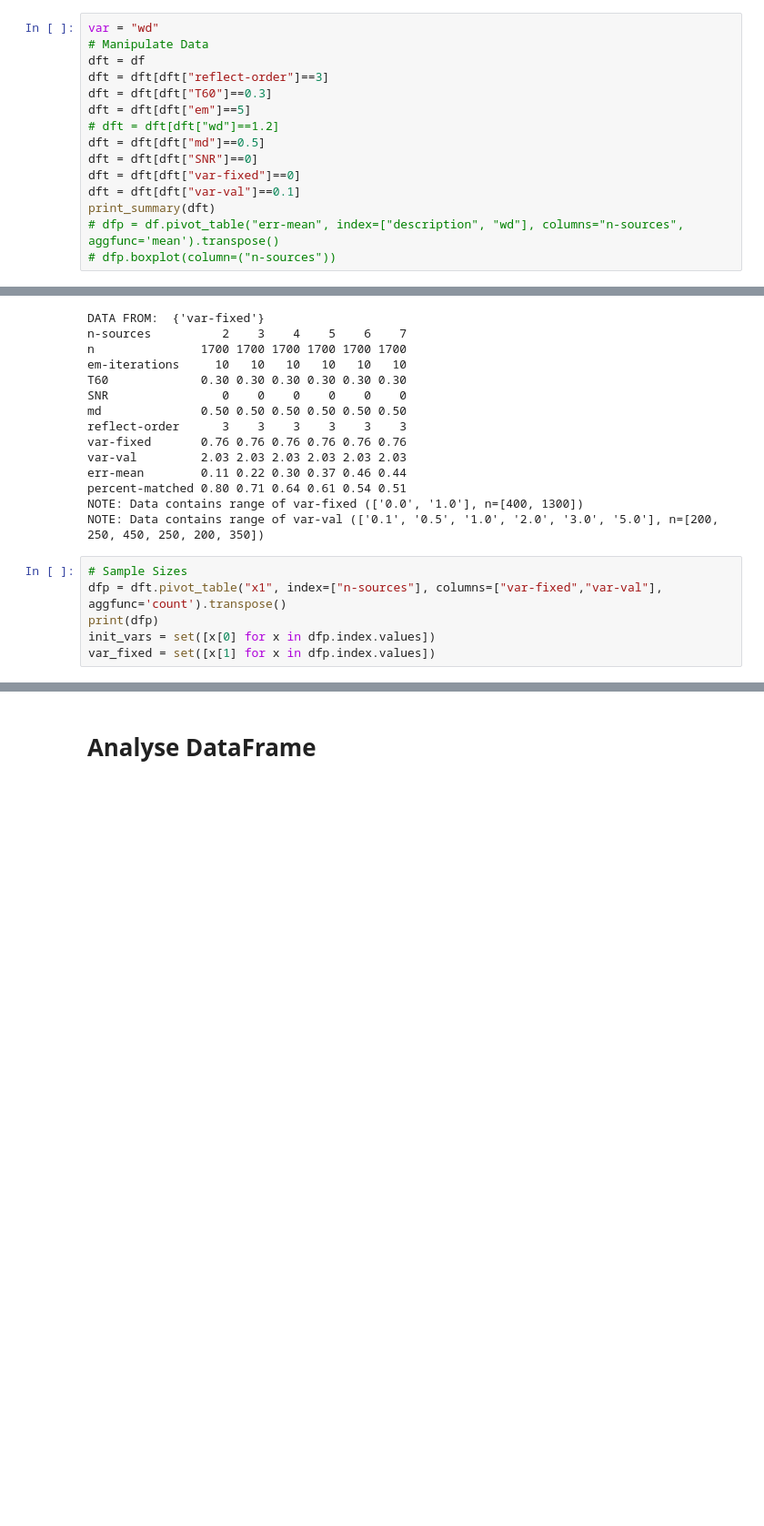
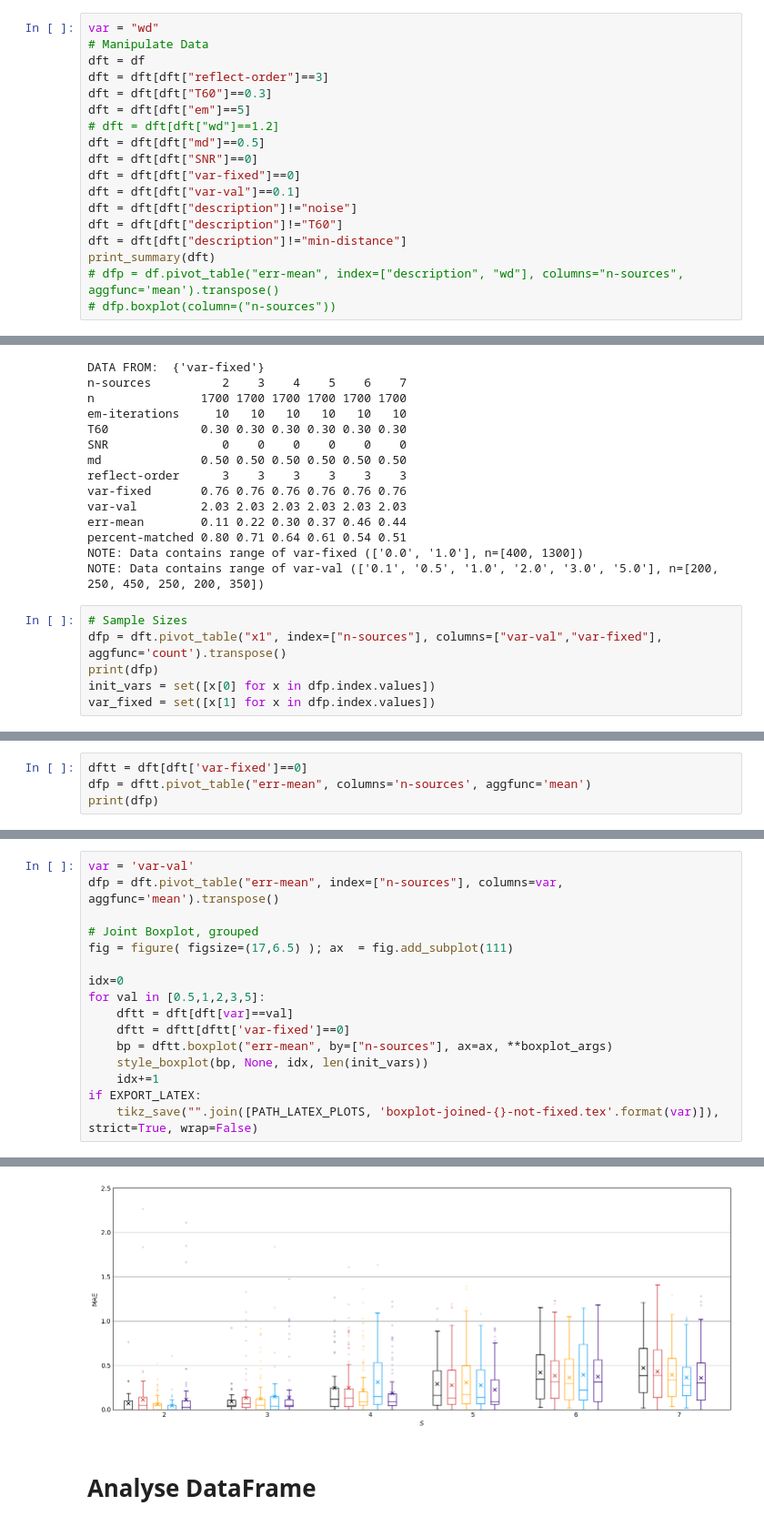
Before and after one commit to jannismain/fau-lnt-source-tracking-code, a Jupyter notebook: python/notebooks/analysis-mean-err.ipynb, the cells around one changed output, grey strips where cells are left out. Shown at 91% size. Cells and saved outputs as stored; diff of their text form; blank space fills up the shorter version.

```diff
--- a/python/notebooks/analysis-mean-err.ipynb
+++ b/python/notebooks/analysis-mean-err.ipynb
@@ -391,6 +418,9 @@ dft = dft[dft["md"]==0.5]
 dft = dft[dft["SNR"]==0]
 dft = dft[dft["var-fixed"]==0]
 dft = dft[dft["var-val"]==0.1]
+dft = dft[dft["description"]!="noise"]
+dft = dft[dft["description"]!="T60"]
+dft = dft[dft["description"]!="min-distance"]
 print_summary(dft)
 # dfp = df.pivot_table("err-mean", index=["description", "wd"], columns="n-sources", aggfunc='mean').transpose()
 # dfp.boxplot(column=("n-sources"))
@@ -535,7 +597,7 @@ NOTE: Data contains range of var-fixed (['0.0', '1.0'], n=[400, 1300])
 NOTE: Data contains range of var-val (['0.1', '0.5', '1.0', '2.0', '3.0', '5.0'], n=[200, 250, 450, 250, 200, 350])
 # %%
 # Sample Sizes
-dfp = dft.pivot_table("x1", index=["n-sources"], columns=["var-fixed","var-val"], aggfunc='count').transpose()
+dfp = dft.pivot_table("x1", index=["n-sources"], columns=["var-val","var-fixed"], aggfunc='count').transpose()
 print(dfp)
 init_vars = set([x[0] for x in dfp.index.values])
 var_fixed = set([x[1] for x in dfp.index.values])
@@ -573 +637,5 @@ for val in sorted(init_vars):
 [figure]
+# %%
+dftt = dft[dft['var-fixed']==0]
+dfp = dftt.pivot_table("err-mean", columns='n-sources', aggfunc='mean')
+print(dfp)
@@ -573,0 +645,17 @@ for val in sorted(init_vars):
+# %%
+var = 'var-val'
+dfp = dft.pivot_table("err-mean", index=["n-sources"], columns=var, aggfunc='mean').transpose()
+
+# Joint Boxplot, grouped
+fig = figure( figsize=(17,6.5) ); ax  = fig.add_subplot(111)
+
+idx=0
+for val in [0.5,1,2,3,5]:
+    dftt = dft[dft[var]==val]
+    dftt = dftt[dftt['var-fixed']==0]
+    bp = dftt.boxplot("err-mean", by=["n-sources"], ax=ax, **boxplot_args)
+    style_boxplot(bp, None, idx, len(init_vars))
+    idx+=1
+if EXPORT_LATEX:
+    tikz_save("".join([PATH_LATEX_PLOTS, 'boxplot-joined-{}-not-fixed.tex'.format(var)]), strict=True, wrap=False)
+# %% [output]
@@ -574,3 +664,4 @@ for val in sorted(init_vars):
+[figure, added]
 # %% [markdown]
 # Analyse DataFrame
 # %% [markdown]
```
Also changed, not shown: parts of 12 cells of this notebook.
